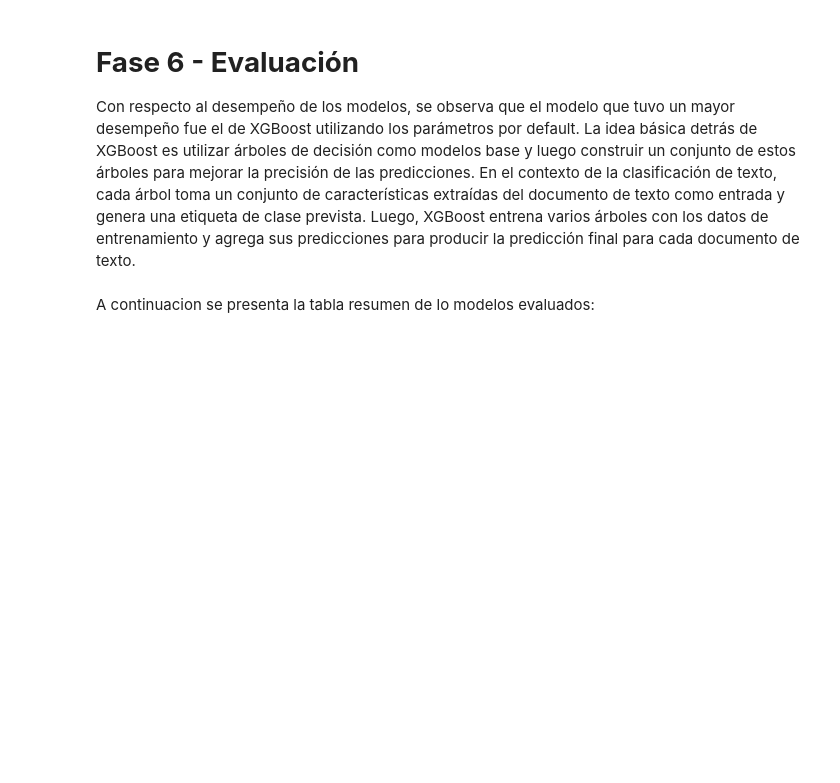
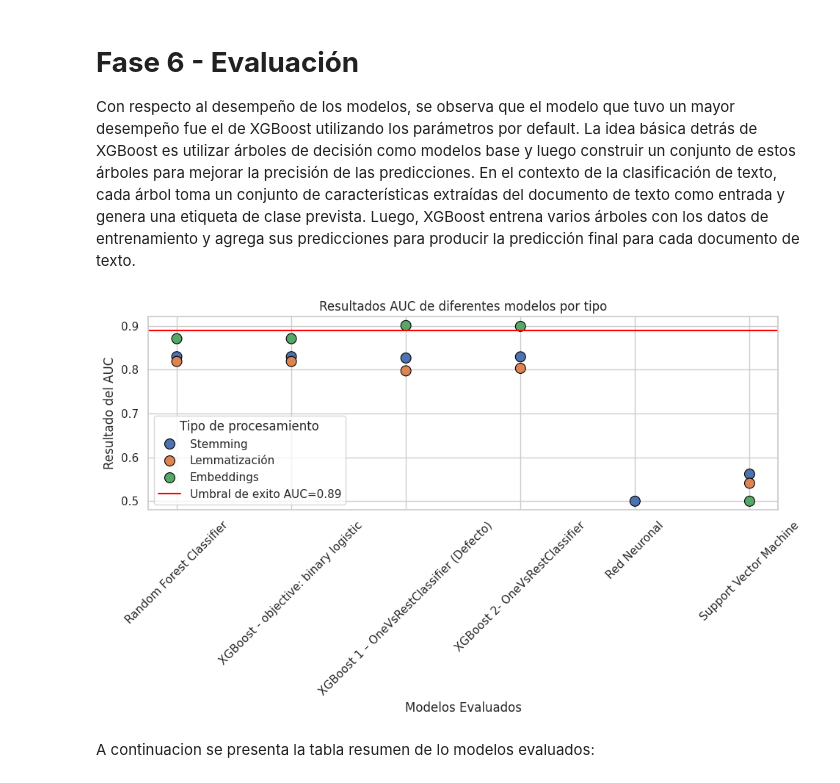
Before and after one commit to AnguieGarciaB/topicosanalitica, a Jupyter notebook: P1_MovieGenrePrediction.ipynb, the cells around one changed output. Cells and saved outputs as stored; diff of their text form; code cells hidden in the pictures; blank space fills up the shorter version.

```diff
--- a/P1_MovieGenrePrediction.ipynb
+++ b/P1_MovieGenrePrediction.ipynb
@@ -730,30 +811,34 @@ Con respecto al desempeño de los modelos, se observa que el modelo que tuvo un
 # %%
 import seaborn as sns
 import matplotlib.pyplot as plt
 import pandas as pd
 
 # Define el diccionario con los resultados de AUC de diferentes modelos y su tipo
 resultados = {
-    'Modelo': ['Random Forest Classifier', 'XGBoost 1 -objective: binary logistic', 'XGBoost 2- objective: reg:squarederror', 'XGBoost 3','Red Neuronal','Random Forrest Classifier','a'],
-    'AUC': [0.8705, 0.8979, 0.9005, 0.8979,0.5000,0.8553],
-    'Tipo': ['Embeddings', 'Embeddings', 'Embeddings', 'Embeddings', 'Embeddings','Stemming ','L']
+    'Modelo': ['Random Forest Classifier' , 'XGBoost - objective: binary logistic' , 'XGBoost 1 – OneVsRestClassifier (Defecto)', 'XGBoost 2- OneVsRestClassifier', 'Red Neuronal' , 'Support Vector Machine',
+               'Random Forest Classifier' , 'XGBoost - objective: binary logistic' , 'XGBoost 1 – OneVsRestClassifier (Defecto)', 'XGBoost 2- OneVsRestClassifier',  'Support Vector Machine',
+               'Random Forest Classifier' , 'XGBoost - objective: binary logistic' , 'XGBoost 1 – OneVsRestClassifier (Defecto)', 'XGBoost 2- OneVsRestClassifier',  'Support Vector Machine'],
+    'AUC': [0.8295, 0.8295, 0.8265, 0.8292, 0.5000, 0.5618, 0.8186, 0.8186,0.7973,0.8030,0.5409, 0.8706, 0.8706, 0.9005, 0.8986, 0.5],
+    'Tipo': ['Stemming', 'Stemming', 'Stemming', 'Stemming', 'Stemming', 'Stemming','Lemmatización','Lemmatización','Lemmatización','Lemmatización', 'Lemmatización','Embeddings','Embeddings','Embeddings','Embeddings','Embeddings']
 }
 
 # Convierte el diccionario en un DataFrame de Pandas
 df = pd.DataFrame(resultados)
 
 # Trazar la gráfica consolidada de puntos utilizando Seaborn
 sns.set(style="whitegrid")
 plt.figure(figsize=(10, 6))
 sns.scatterplot(data=df, x='Modelo', y='AUC', hue='Tipo', s=100, edgecolor = "black")
 plt.axhline(y=0.89, color='red', linestyle='-', label='Umbral de exito AUC=0.89')
 plt.title('Resultados AUC de diferentes modelos por tipo')
 plt.xlabel('Modelos Evaluados')
 plt.ylabel('Resultado del AUC')
 plt.legend(title='Tipo de procesamiento')
 plt.xticks(rotation=45)
 plt.tight_layout()
 plt.show()
+# %% [output]
+[figure, added]
 # %% [markdown]
 A continuacion se presenta la tabla resumen de lo modelos evaluados:
 # %%
```
Also changed, not shown: parts of 29 cells of this notebook.
